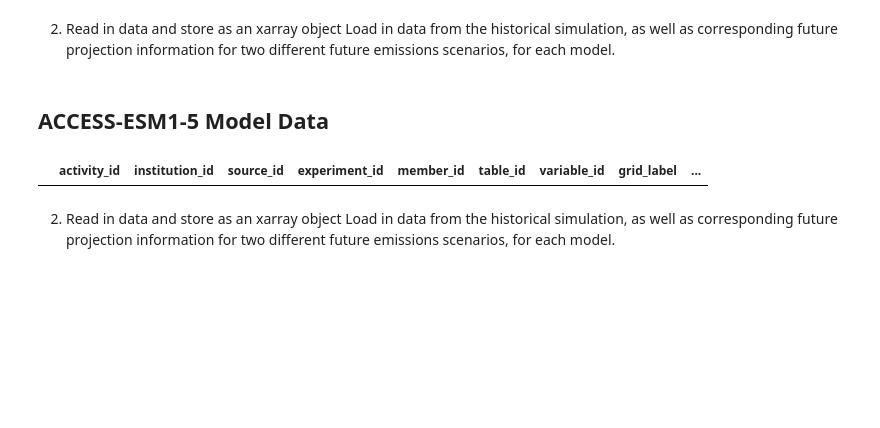
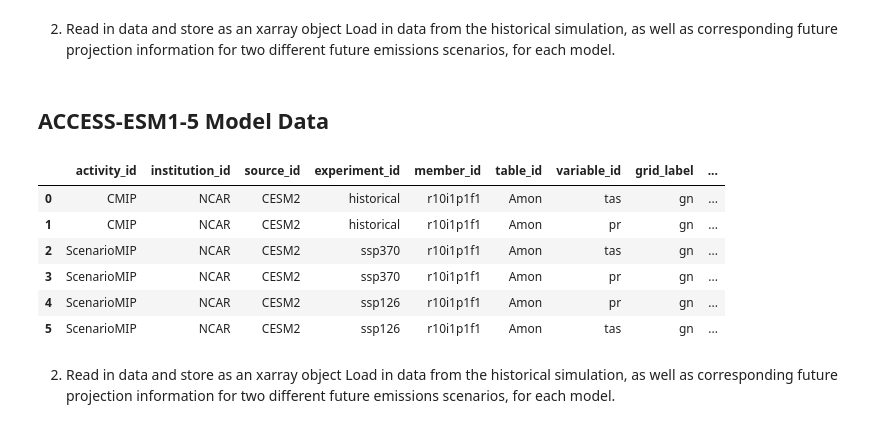
Before and after one commit to ZoeZhouJ/CMIP6_AWS, a Jupyter notebook: hw.ipynb, the cells around one changed output. Cells and saved outputs as stored; diff of their text form; code cells hidden in the pictures; blank space fills up the shorter version.

```diff
--- a/hw.ipynb
+++ b/hw.ipynb
@@ -148,35 +116,41 @@ can_tas_ssp370_data = xr.open_zarr(CanESM5_res.df['zstore'][2], storage_options=
 # %%
 # Specify search terms to query catalog for CanESM5 data
 # activity_id: which project do you want? CMIP = historical data, ScenarioMIP = future projections
 activity_ids = ['ScenarioMIP', 'CMIP']
 
 # source_id: which model do you want?
-source_id = ['CNRM-CM6-1']
+source_id = ['CESM2']
 
 # experiment_id: what experimental configuration do you want? Here we want historical and the four main SSPs
 experiment_ids = ['historical', 'ssp126', 'ssp370']
 
 # member_id: which ensemble member do you want? Here we want r10i1p1f1
 member_id = 'r10i1p1f1'
 
 # table_id: which part of the Earth system and time resolution do you want? Here we want monthly atmosphere data
 table_id = 'Amon'
 
 # variable_id: which climate variable do you want? Here we want surface air temperature
 variable_id = ['tas', 'pr']
 
 
 # Open the CMIP6 data catalog, store as a variable
-catalog = intake.open_esm_datastore('https://cmip6-pds.s3.amazonaws.com/pangeo-cmip6.json')
+#catalog = intake.open_esm_datastore('https://cmip6-pds.s3.amazonaws.com/pangeo-cmip6.json')
 
 # Search through catalog, store results in "res" variable
-ACCESS_res = catalog.search(activity_id=activity_ids, source_id=source_id, experiment_id=experiment_ids,
+CESM_res = catalog.search(activity_id=activity_ids, source_id=source_id, experiment_id=experiment_ids,
                      member_id=member_id, table_id=table_id, variable_id=variable_id)
 
 # Display data frame associated with results
-display(ACCESS_res.df)
+display(CESM_res.df)
 # %% [output]
 |  | activity_id | institution_id | source_id | experiment_id | member_id | table_id | variable_id | grid_label | ... |
+| 0 | CMIP | NCAR | CESM2 | historical | r10i1p1f1 | Amon | tas | gn | ... |
+| 1 | CMIP | NCAR | CESM2 | historical | r10i1p1f1 | Amon | pr | gn | ... |
+| 2 | ScenarioMIP | NCAR | CESM2 | ssp370 | r10i1p1f1 | Amon | tas | gn | ... |
+| 3 | ScenarioMIP | NCAR | CESM2 | ssp370 | r10i1p1f1 | Amon | pr | gn | ... |
+| 4 | ScenarioMIP | NCAR | CESM2 | ssp126 | r10i1p1f1 | Amon | pr | gn | ... |
+| 5 | ScenarioMIP | NCAR | CESM2 | ssp126 | r10i1p1f1 | Amon | tas | gn | ... |
 # %% [markdown]
 2. Read in data and store as an xarray object
 Load in data from the historical simulation, as well as corresponding future projection information for two different future emissions scenarios, for each model.
```
Also changed, not shown: parts of 43 cells of this notebook, 1 other file.
